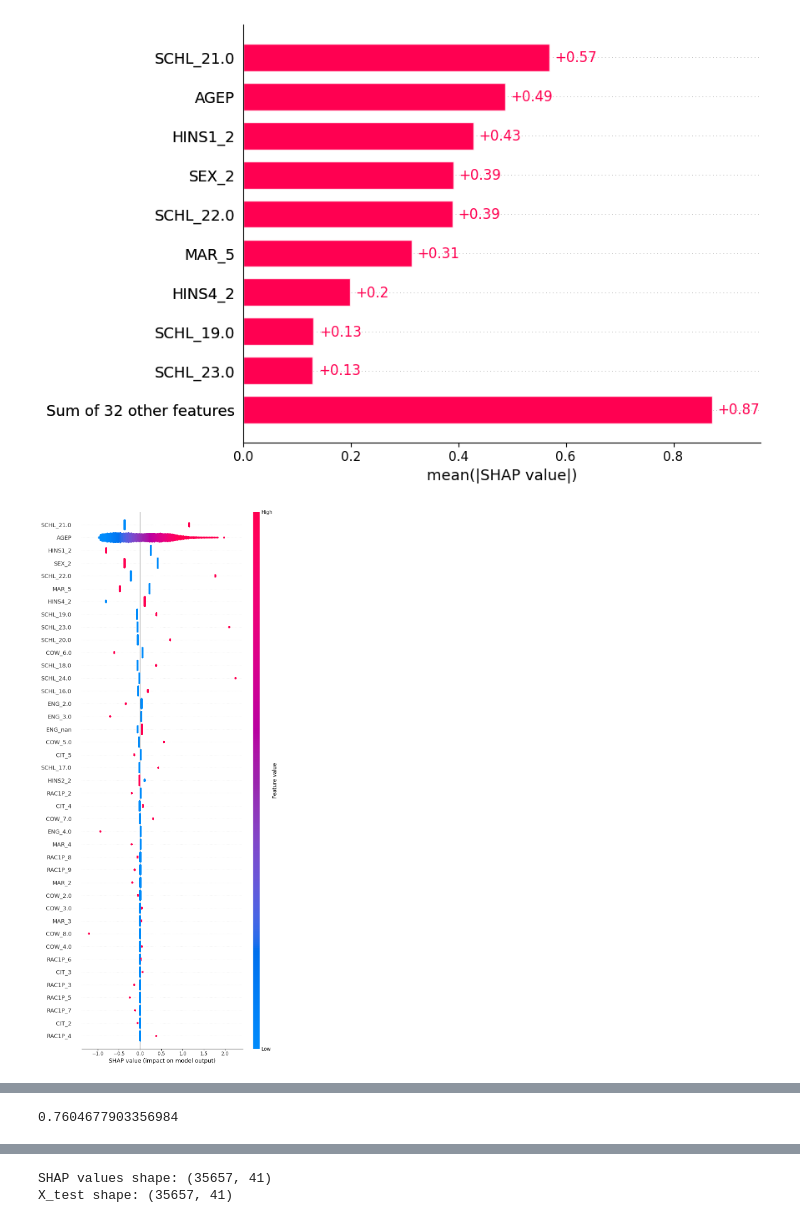
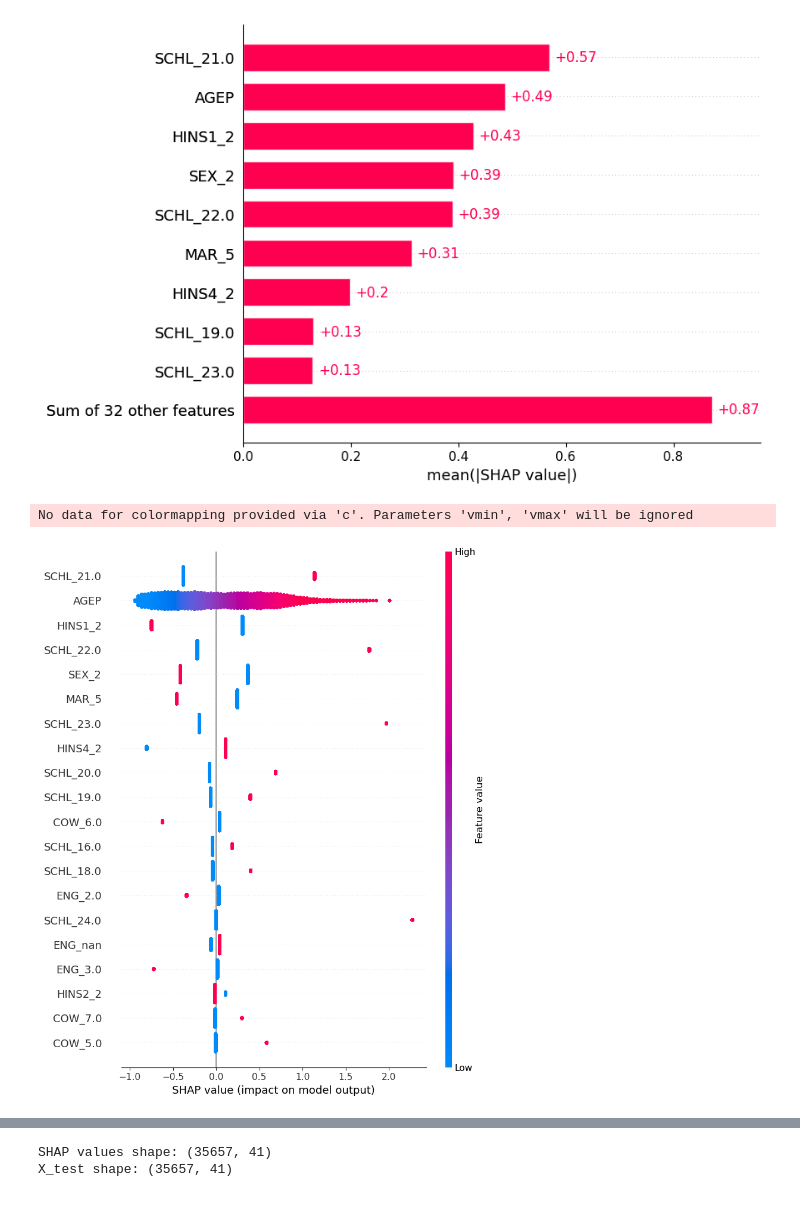
Before and after one commit to AlteaF/Algorithmic_Fairness_2025, a Jupyter notebook: AFAE2025-Assignment 1.ipynb, the cells around one changed output, grey strips where cells are left out. Saved outputs shown, nothing was run; the diff lists cells and outputs as text; code cells hidden in the pictures.

Commit message:
updated ass_1 code to work with my machine and updated plots folder

```diff
--- a/AFAE2025-Assignment 1.ipynb
+++ b/AFAE2025-Assignment 1.ipynb
@@ -38,7 +38,7 @@ from scipy.interpolate import interp1d
 # %%
 
 data_source = ACSDataSource(survey_year='2018', horizon='1-Year', survey='person')
-acs_data = data_source.get_data(states=["CA"], download=False)
+acs_data = data_source.get_data(states=["CA"], download=True)
 
 feature_names = ['AGEP', # Age
                  "CIT", # Citizenship status
@@ -414,7 +418,7 @@ the two models to each other: What are similarities, how do they differ?
 # %%
 # logistic model
 
-explainer_log = shap.Explainer(logistic_model["logi"], X_train_scaled, feature_names = np.array(X_train.columns))
+explainer_log = shap.Explainer(logistic_model["logi"], X_train_scaled, feature_names = feature_names)
 shap_values_log = explainer_log(X_test_scaled)
 # %%
 shap.plots.bar(shap_values_log[44])
@@ -425,9 +429,10 @@ shap.plots.bar(shap_values_log)
 # %% [output]
 [figure]
 # %%
-shap.summary_plot(shap_values_log, X_test_scaled, max_display=X_test_scaled.shape[1])
+shap.summary_plot(shap_values_log, X_test_scaled)
 # %% [output]
+No data for colormapping provided via 'c'. Parameters 'vmin', 'vmax' will be ignored
-[figure, old version]
+[figure, new version]
 # %%
 shap.initjs()
 shap.force_plot(shap_values_log[44], link="logit")
@@ -444,5 +441,0 @@ forest_y_prob = forest.predict_proba(X_test)[:, 1]
-# %%
-forest_accuracy = accuracy_score(y_test, forest_y_pred)
-forest_accuracy
-# %% [output]
-0.7604677903356984
```
Also changed, not shown: parts of 23 cells of this notebook, 12 other files.
